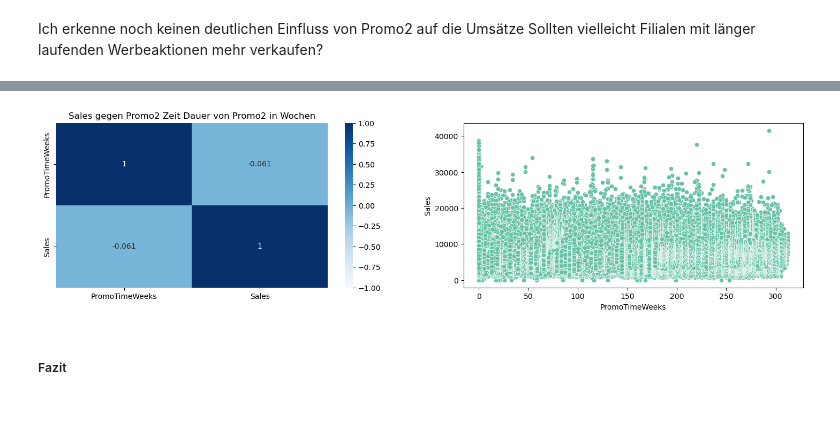
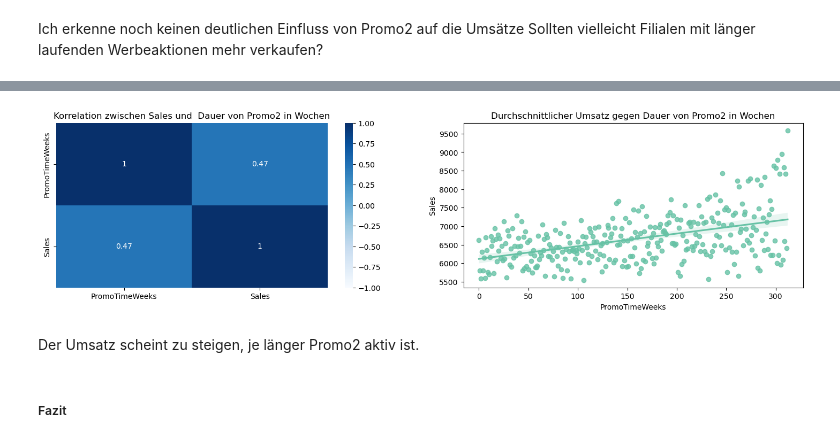
Before and after one commit to xaviermondragon/rossmann, a Jupyter notebook: notebooks/sales_stores_eda.ipynb, the cells around one changed output, grey strips where cells are left out. Saved outputs shown, nothing was run; the diff lists cells and outputs as text; code cells hidden in the pictures; blank space fills up the shorter version.

```diff
--- a/notebooks/sales_stores_eda.ipynb
+++ b/notebooks/sales_stores_eda.ipynb
@@ -292,6 +274,6 @@ Name: Promo2Since, Length: 844392, dtype: datetime64[ns]
 # %%
 # PromoTimeWeeks=0 if Promo2 was never activated or if it was activated after the observation
-sales_stores_df['PromoTimeWeeks'] = sales_stores_df.apply(lambda x: 0 if (pd.isna(x['Promo2Since']) == True) or \
+promo2_df['PromoTimeWeeks'] = promo2_df.apply(lambda x: 0 if (pd.isna(x['Promo2Since']) == True) or \
                                                           (x['Promo2Since'] >= x['Date']) \
                                                           else (x['Date'] - x['Promo2Since']) // np.timedelta64(1, 'W'),\
                                                           axis = 1
@@ -299,14 +281,16 @@ sales_stores_df['PromoTimeWeeks'] = sales_stores_df.apply(lambda x: 0 if (pd.isn
 # %%
 plt.rcParams["figure.figsize"] = (18,4)
 
-p2_time = sales_stores_df[['PromoTimeWeeks','Sales']]
+p2_time = promo2_df[['PromoTimeWeeks','Sales']].groupby('PromoTimeWeeks').mean().reset_index()
 
 plt.subplot(1, 2, 1)
 plt.title ("Korrelation zwischen Sales und  Dauer von Promo2 in Wochen")
 sns.heatmap(p2_time.corr(method = 'pearson'), annot = True, cmap = 'Blues', vmin = -1, vmax = 1)
 
-plt.title("Sales gegen Promo2 Zeit Dauer von Promo2 in Wochen");
 plt.subplot(1, 2, 2)
-sns.scatterplot(x='PromoTimeWeeks', y='Sales', data=p2_time);
+plt.title("Durchschnittlicher Umsatz gegen Dauer von Promo2 in Wochen")
+sns.regplot(x='PromoTimeWeeks', y='Sales', data=p2_time);
 # %% [output]
-[figure, old version]
+[figure, new version]
+# %% [markdown]
+Der Umsatz scheint zu steigen, je länger Promo2 aktiv ist.
```
Also changed, not shown: parts of 8 cells of this notebook.
